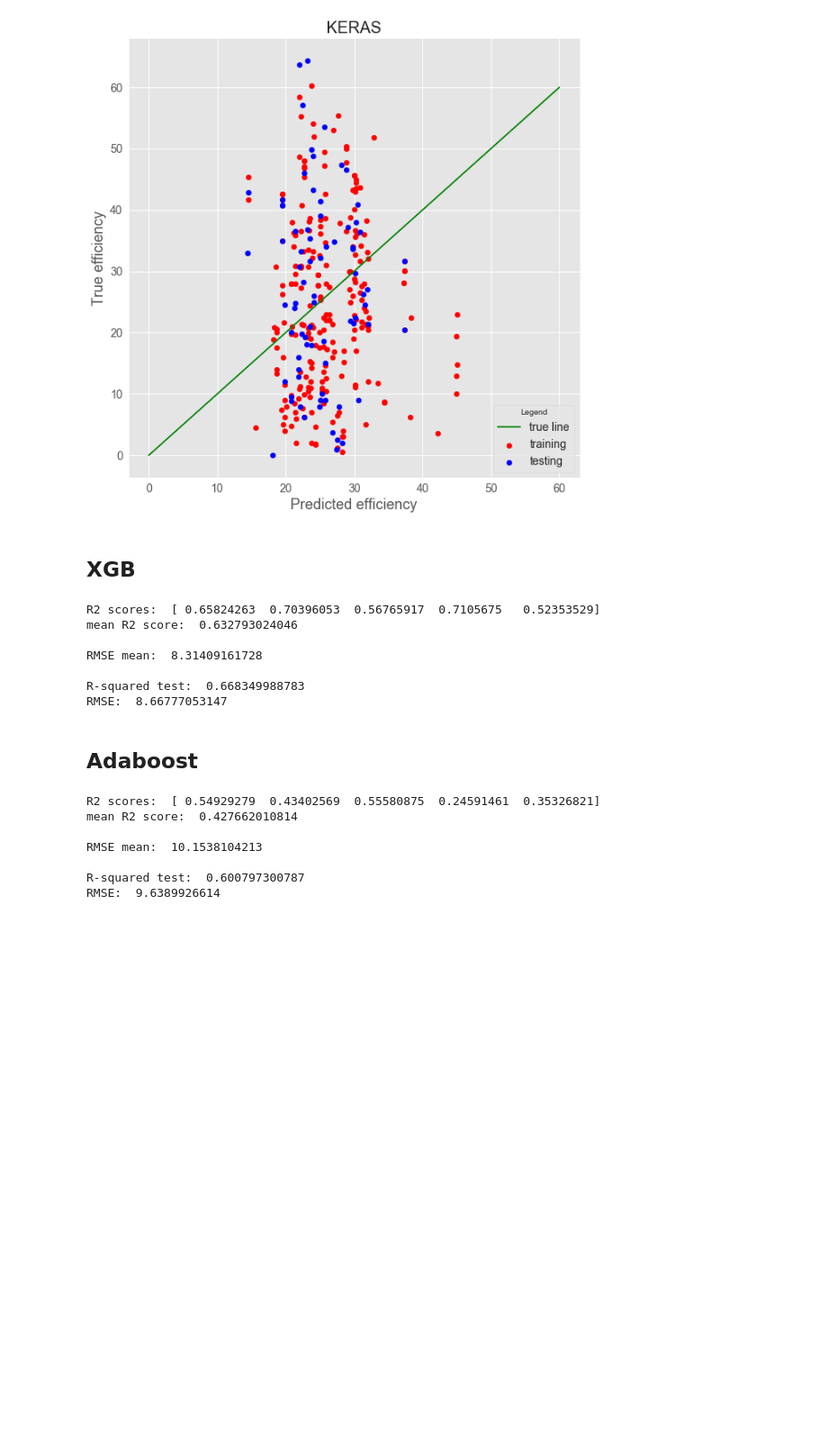
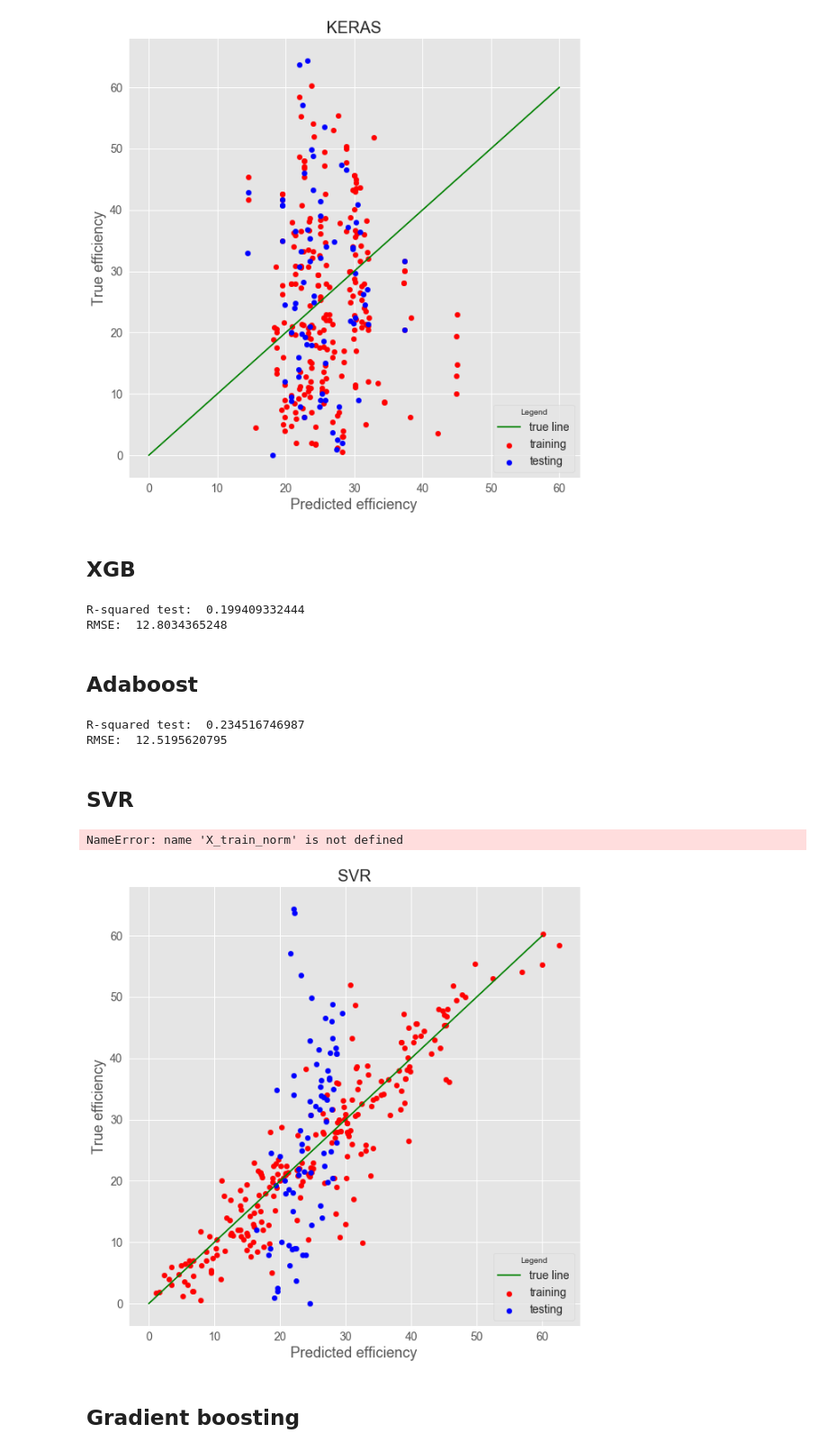
Before and after one commit to asyrafjanai/OLED-model, a Jupyter notebook: 6.0 - PhOLED 300.ipynb, the cells around one changed output. Shown at 90% size. Drawn from its saved outputs; the diff is of its cells as text; code cells hidden in the pictures; blank space fills up the shorter version.

```diff
--- a/6.0 - PhOLED 300.ipynb
+++ b/6.0 - PhOLED 300.ipynb
@@ -394,48 +389,78 @@ regressor = XGBRegressor()
 regressor.fit(X_train, y_train.values.ravel())
 y_predictions = regressor.predict(X_test)
 
-r2_scores = cross_val_score(regressor, X, y.values.ravel(), cv=kfold)
-print('R2 scores: ', r2_scores)
-print('mean R2 score: ', r2_scores.mean(), '\n')
+# r2_scores = cross_val_score(regressor, X, y.values.ravel(), cv=kfold)
+# print('R2 scores: ', r2_scores)
+# print('mean R2 score: ', r2_scores.mean(), '\n')
 
-mse_scores = cross_val_score(regressor, X, y.values.ravel(), cv=loo, scoring='neg_mean_squared_error')
-print('RMSE mean: ', np.sqrt(-mse_scores.mean()) , '\n')
+# mse_scores = cross_val_score(regressor, X, y.values.ravel(), cv=loo, scoring='neg_mean_squared_error')
+# print('RMSE mean: ', np.sqrt(-mse_scores.mean()) , '\n')
 
 # Check how our model is doing on test set
 print('R-squared test: ', regressor.score(X_test, y_test))
 print('RMSE: ', np.sqrt(mean_squared_error(y_test, y_predictions)))
 # %% [output]
-R2 scores:  [ 0.65824263  0.70396053  0.56765917  0.7105675   0.52353529]
-mean R2 score:  0.632793024046
-
-RMSE mean:  8.31409161728
-
-R-squared test:  0.668349988783
-RMSE:  8.66777053147
+R-squared test:  0.199409332444
+RMSE:  12.8034365248
 # %% [markdown]
 ## Adaboost
 # %%
 from sklearn.ensemble import AdaBoostRegressor
 
-regressor = AdaBoostRegressor()
+regressor = AdaBoostRegressor(n_estimators=130)
 regressor.fit(X_train, y_train.values.ravel())
 y_predictions = regressor.predict(X_test)
 
-r2_scores = cross_val_score(regressor, X, y.values.ravel(), cv=kfold)
-print('R2 scores: ', r2_scores)
-print('mean R2 score: ', r2_scores.mean(), '\n')
+# r2_scores = cross_val_score(regressor, X, y.values.ravel(), cv=kfold)
+# print('R2 scores: ', r2_scores)
+# print('mean R2 score: ', r2_scores.mean(), '\n')
 
-mse_scores = cross_val_score(regressor, X, y.values.ravel(), cv=loo, scoring='neg_mean_squared_error')
-print('RMSE mean: ', np.sqrt(-mse_scores.mean()) , '\n')
+# mse_scores = cross_val_score(regressor, X, y.values.ravel(), cv=loo, scoring='neg_mean_squared_error')
+# print('RMSE mean: ', np.sqrt(-mse_scores.mean()) , '\n')
 
 # Check how our model is doing on test set
 print('R-squared test: ', regressor.score(X_test, y_test))
 print('RMSE: ', np.sqrt(mean_squared_error(y_test, y_predictions)))
 # %% [output]
-R2 scores:  [ 0.54929279  0.43402569  0.55580875  0.24591461  0.35326821]
-mean R2 score:  0.427662010814
-
-RMSE mean:  10.1538104213
-
-R-squared test:  0.600797300787
-RMSE:  9.6389926614
+R-squared test:  0.234516746987
+RMSE:  12.5195620795
+# %% [markdown]
+## SVR
+# %%
+from sklearn.svm import SVR
+
+regressor = SVR()
+regressor.fit(X_train_norm, y_train.values.ravel())
+y_predictions = regressor.predict(X_test_norm)
+
+kfold = KFold(n_splits=5, shuffle=True, random_state=rs)
+loo = LeaveOneOut()
+r2_scores = cross_val_score(regressor, X, y.values.ravel(), cv=kfold)
+print('R2 scores: ', r2_scores)
+print('mean R2 score: ', r2_scores.mean(), '\n')
+
+mse_scores = cross_val_score(regressor, X, y.values.ravel(), cv=loo, scoring='neg_mean_squared_error')
+print('RMSE mean: ', np.sqrt(-mse_scores.mean()) , '\n')
+
+# Check how our model is doing on test set
+print('R-squared test: ', regressor.score(X_test_norm, y_test))
+print('RMSE: ', np.sqrt(mean_squared_error(y_test, y_predictions)))
+# %% [output]
+NameError: name 'X_train_norm' is not defined
+# %%
+plt.rcParams['figure.figsize'] = (10.0, 10.0)
+plt.scatter(pred_train, y_train, c='r', s=40, label='training')
+plt.scatter(y_predictions, y_test, c='b', s=40, label='testing')
+plt.plot([0, 60], [-0,60], 'g-', label='true line')
+plt.legend(loc=4, frameon=True, title='Legend', fontsize=14);
+plt.ylabel('True efficiency', fontsize=18)
+plt.xlabel('Predicted efficiency', fontsize=18)
+plt.xticks(fontsize=14)
+plt.yticks(fontsize=14)
+plt.title(' SVR ',fontsize=20)
+plt.xticks(fontsize=14)
+plt.show()
+# %% [output]
+[figure, added]
+# %% [markdown]
+## Gradient boosting
```
Also changed, not shown: parts of 5 cells of this notebook, 1 other file.
